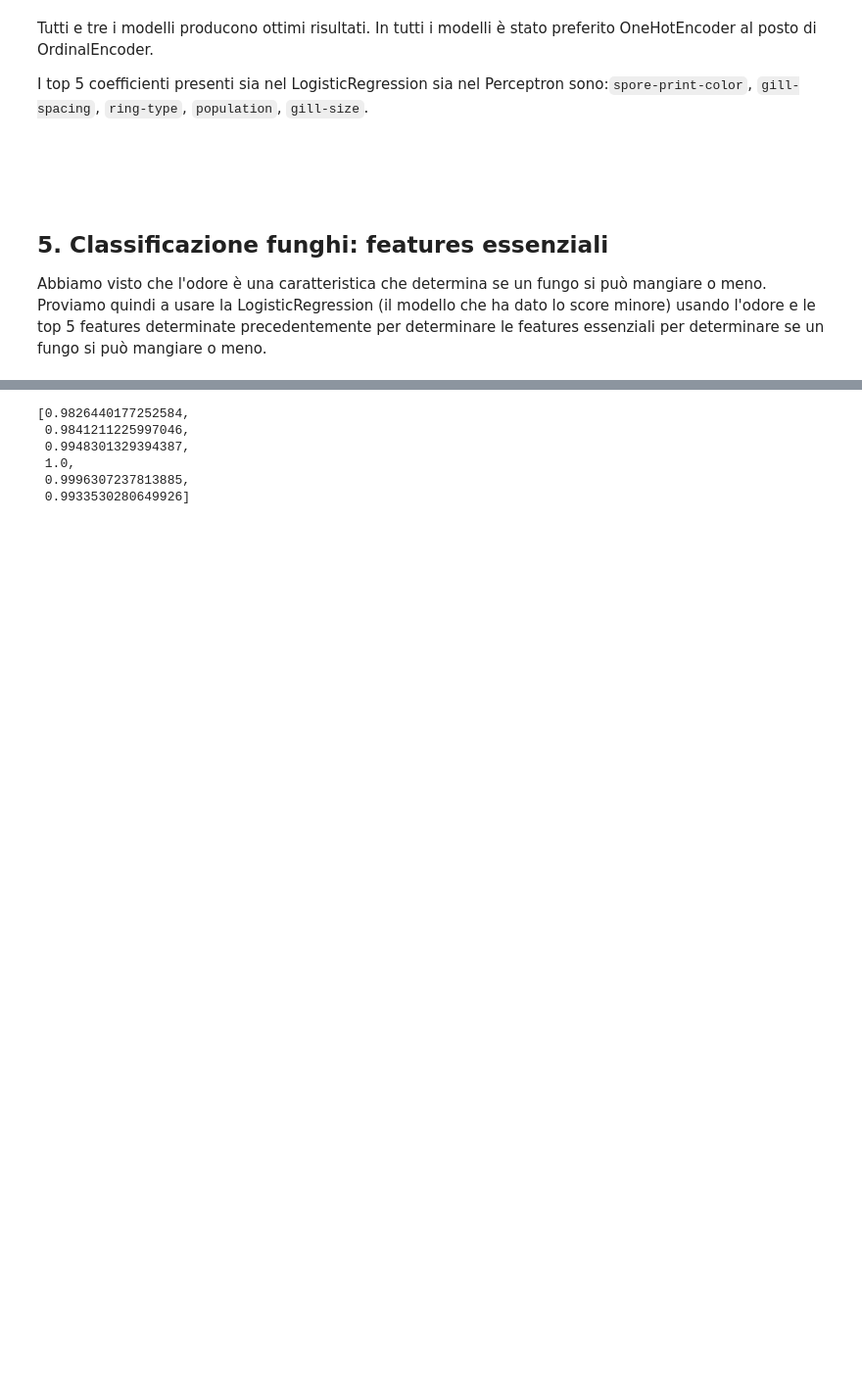
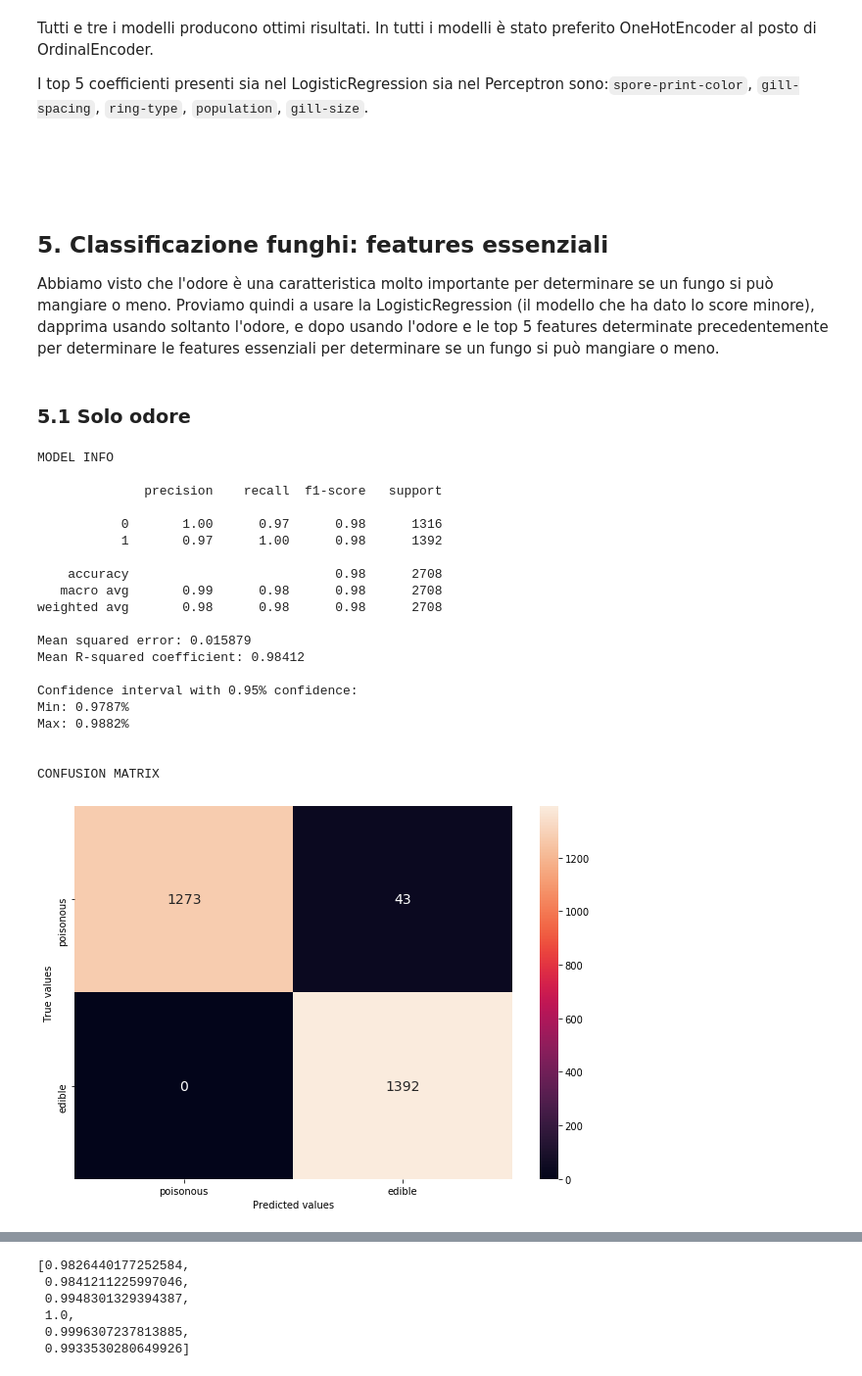
Before and after one commit to yuqi-sun/mushrooms, a Jupyter notebook: mushroom.ipynb, the cells around one changed output, grey strips where cells are left out. Shown at 98% size. Drawn from its saved outputs; the diff is of its cells as text; code cells hidden in the pictures; blank space fills up the shorter version.

```diff
--- a/mushroom.ipynb
+++ b/mushroom.ipynb
@@ -390,25 +380,25 @@ def plot_features(model, model_index, encoder_index):
 
     return df
 # %%
-def print_model_info(model, yy_val, preds):
-    print(bold + "\n\nMODEL REPORT\n" + end)
-    print(classification_report(yy_val, preds))
-    print("Mean squared error: {:.5}".format(mean_squared_error(yy_val, preds)))
-    print("R-squared coefficient: {:.5}".format(r2_score(yy_val, preds)))
+def model_info(model, X_val, y_val, preds):
+    print(bold + '\n\nMODEL INFO\n' + end)
+    print(classification_report(y_val, preds))
+    print('Mean squared error: {:.5}'.format(mean_squared_error(y_val, preds)))
+    print('Mean R-squared coefficient: {:.5}'.format(model.score(X_val, y_val)))
 # %%
-def print_gridsearch_info(model, XX_val, yy_val):
-    print(bold + "\nGRID SEARCH INFO\n" + end)
-    print("Best Parameters: ", model.best_params_)
-    print("\nBest Score: ", model.best_score_)
-    print("Best validation score: ", model.score(XX_val, yy_val))
+def gridsearch_info(model, X_val, y_val, parameters):
+    print(bold + '\nGRID SEARCH INFO\n' + end)
+    print('Best Parameters: ', model.best_params_)
+    print('\nBest train score: ', model.best_score_)
+    print('Best validation score: ', model.score(X_val, y_val))
 # %%
-def print_all(model, XX_val, yy_val, pipeline=True):
-    preds = model.predict(XX_val)
+def print_all(model, X_val, y_val, parameters=None, pipeline=True):
+    preds = model.predict(X_val)
     if (pipeline):
-        print_gridsearch_info(model, XX_val, yy_val)
-    print_model_info(model, yy_val, preds)
-    confidence_interval(model, XX_val, yy_val)
-    plot_confusion_matrix(yy_val, preds)
+        gridsearch_info(model, X_val, y_val, parameters)
+    model_info(model, X_val, y_val, preds)
+    confidence_interval(model, X_val, y_val)
+    plot_confusion_matrix(y_val, preds)
 # %%
 X_train, X_val, y_train, y_val = train_test_split(X, y, test_size=1/3, random_state=42)
 skf = StratifiedKFold(3, shuffle=True, random_state=42)
@@ -572,4 +564,40 @@ I top 5 coefficienti presenti sia nel LogisticRegression sia nel Perceptron sono
 <br><br><br>
 ## 5. Classificazione funghi: features essenziali
 
-Abbiamo visto che l'odore è una caratteristica che determina se un fungo si può mangiare o meno. Proviamo quindi a usare la LogisticRegression (il modello che ha dato lo score minore) usando l'odore e le top 5 features determinate precedentemente per determinare le features essenziali per determinare se un fungo si può mangiare o meno.
+Abbiamo visto che l'odore è una caratteristica molto importante per determinare se un fungo si può mangiare o meno. Proviamo quindi a usare la LogisticRegression (il modello che ha dato lo score minore), dapprima usando soltanto l'odore, e dopo usando l'odore e le top 5 features determinate precedentemente per determinare le features essenziali per determinare se un fungo si può mangiare o meno.
+# %% [markdown]
+### 5.1 Solo odore
+# %%
+X2 = pd.DataFrame(mushrooms['odor'])
+X2_train, X2_val, y2_train, y2_val = train_test_split(X2, y, test_size=1/3, random_state=42)
+skf = StratifiedKFold(3, shuffle=True, random_state=42)
+
+lr2 = Pipeline([
+   ('encoder', OneHotEncoder()),
+    ('lr', LogisticRegression(solver='saga', penalty='l1', C=10, max_iter=max_it, random_state=42))
+])
+
+lr2.fit(X2_train, y2_train)
+print_all(lr2, X2_val, y2_val, None, False)
+# %% [output]
+MODEL INFO
+
+              precision    recall  f1-score   support
+
+           0       1.00      0.97      0.98      1316
+           1       0.97      1.00      0.98      1392
+
+    accuracy                           0.98      2708
+   macro avg       0.99      0.98      0.98      2708
+weighted avg       0.98      0.98      0.98      2708
+
+Mean squared error: 0.015879
+Mean R-squared coefficient: 0.98412
+
+Confidence interval with 0.95% confidence:
+Min: 0.9787%
+Max: 0.9882%
+
+
+CONFUSION MATRIX
+[figure, added]
```
Also changed, not shown: parts of 58 cells of this notebook.
